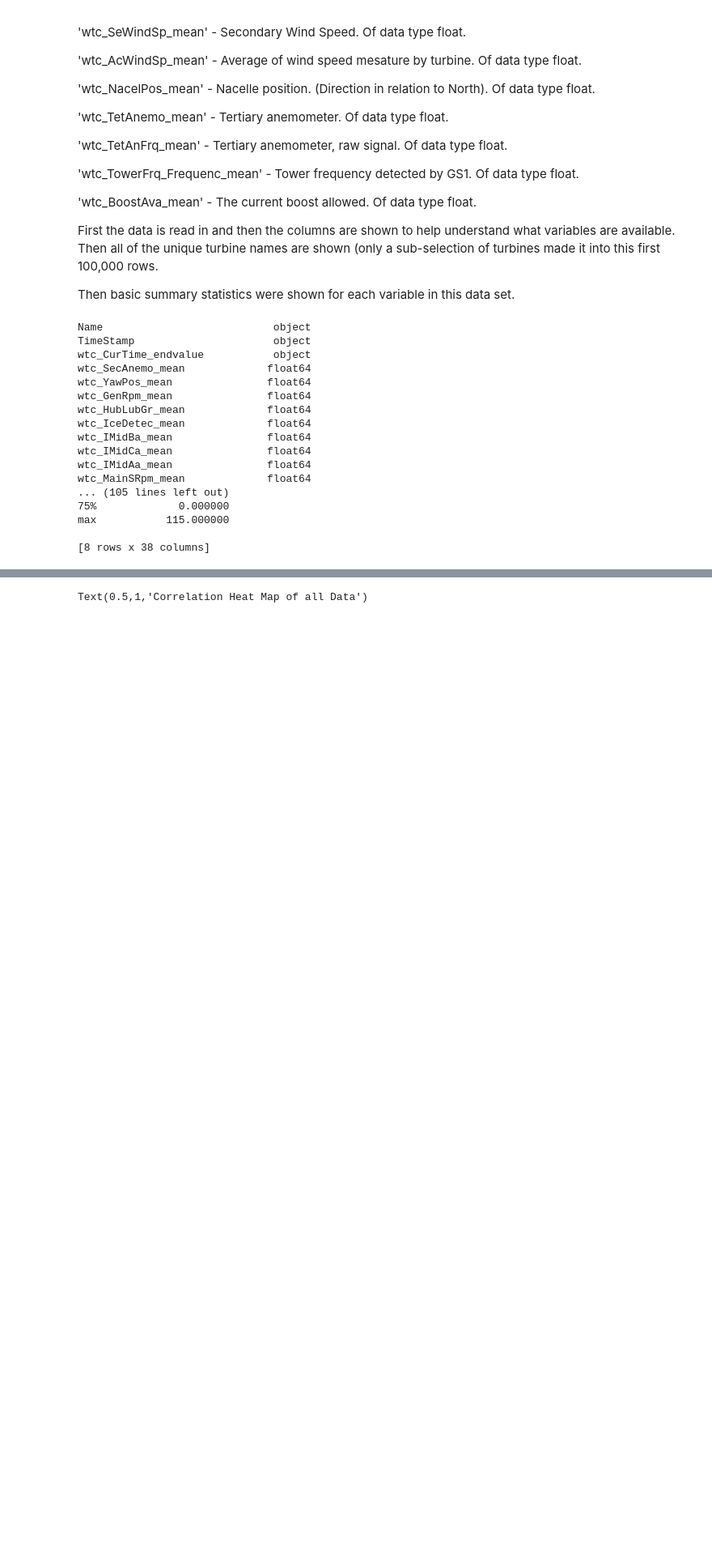
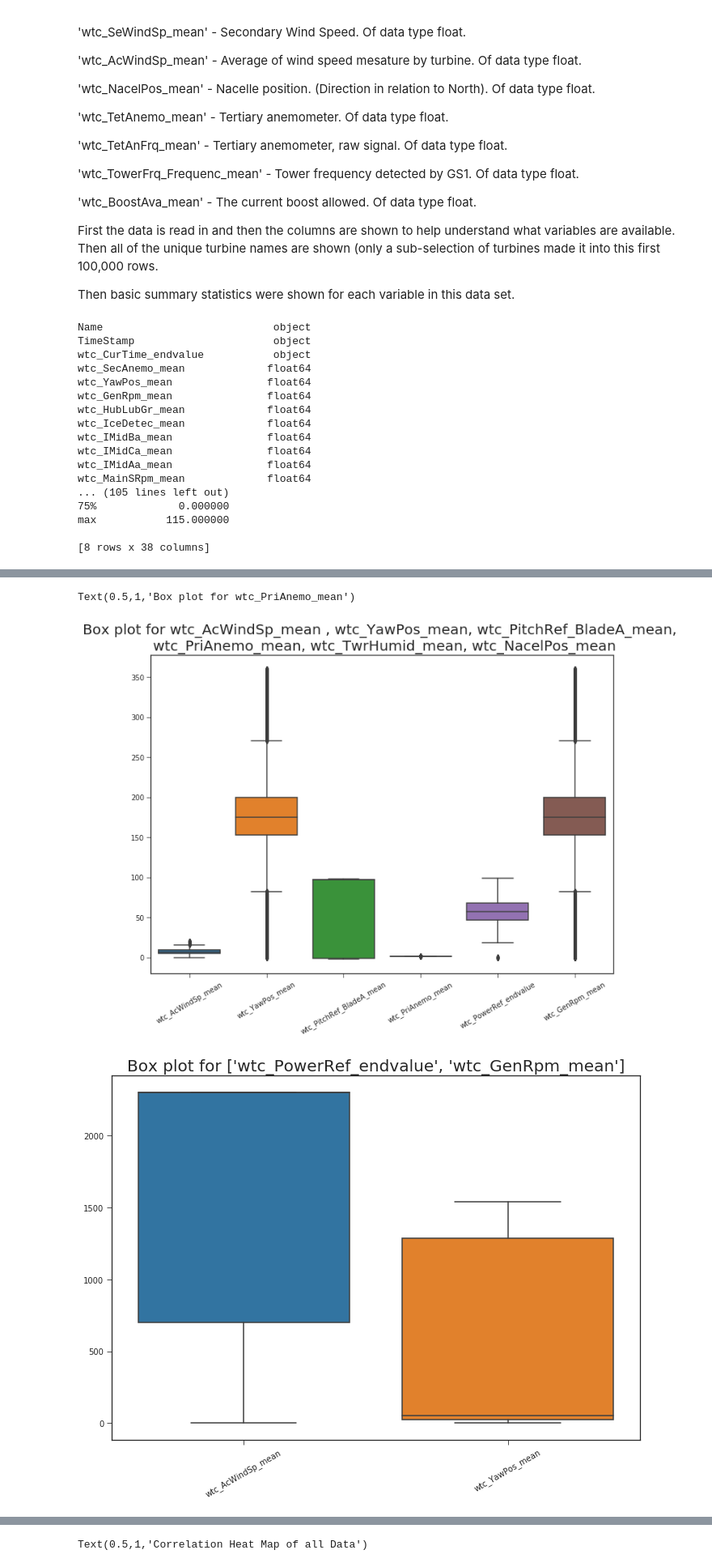
Before and after one commit to CaseyRMartinez/DataMiningProject1, a Jupyter notebook: Proj1_plots_KHT_Cleaned.ipynb, the cells around one changed output, grey strips where cells are left out. Shown at 81% size. Drawn from its saved outputs; the diff is of its cells as text; code cells hidden in the pictures; blank space fills up the shorter version.

```diff
--- a/Proj1_plots_KHT_Cleaned.ipynb
+++ b/Proj1_plots_KHT_Cleaned.ipynb
@@ -408,0 +462,31 @@ plt.grid(True)
+# %%
+#code borrowed from https://stackoverflow.com/questions/31594549/how-do-i-change-the-figure-size-for-a-seaborn-plot
+#code borrowed from https://stackoverflow.com/questions/26540035/rotate-label-text-in-seaborn-factorplot
+
+set1 = ["wtc_AcWindSp_mean" , "wtc_YawPos_mean", "wtc_PitchRef_BladeA_mean",
+          "wtc_PriAnemo_mean", "wtc_TwrHumid_mean",
+         "wtc_NacelPos_mean"]
+
+set2 = ["wtc_PowerRef_endvalue", "wtc_GenRpm_mean"]
+fig, ax = plt.subplots()
+fig.set_size_inches(11.7, 8.27)
+sbn.boxplot(data=df_cleaned[set1])
+ax.set_xticklabels(rotation=30, labels=myvals)
+plt.title("Box plot for wtc_AcWindSp_mean , wtc_YawPos_mean, wtc_PitchRef_BladeA_mean, \n wtc_PriAnemo_mean, wtc_TwrHumid_mean, wtc_NacelPos_mean", fontsize=20)
+
+
+fig, ax = plt.subplots()
+fig.set_size_inches(11.7, 8.27)
+sbn.boxplot(data=df_cleaned[set2])
+ax.set_xticklabels(rotation=30, labels=myvals)
+plt.title("Box plot for " + str(set2), fontsize=20)
+
+fig, ax = plt.subplots()
+fig.set_size_inches(11.7, 8.27)
+sbn.boxplot(data=df_cleaned["wtc_PriAnemo_mean"])
+ax.set_xticklabels(rotation=30, labels=myvals)
+plt.title("Box plot for wtc_PriAnemo_mean", fontsize=20)
+# %% [output]
+Text(0.5,1,'Box plot for wtc_PriAnemo_mean')
+[figure, added]
+[figure, added]
```
Also changed, not shown: parts of 11 cells of this notebook.
